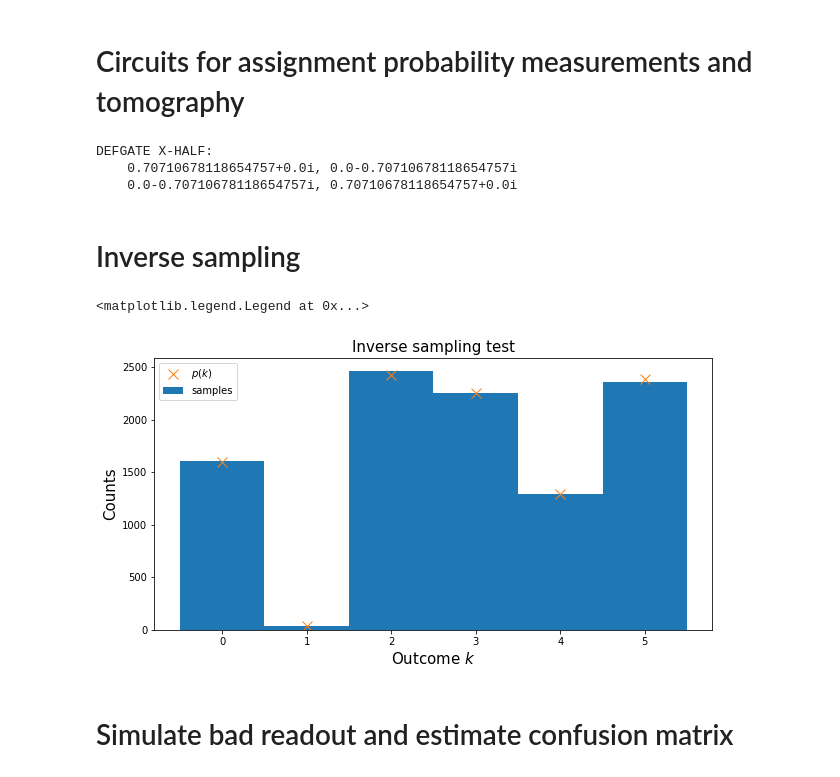
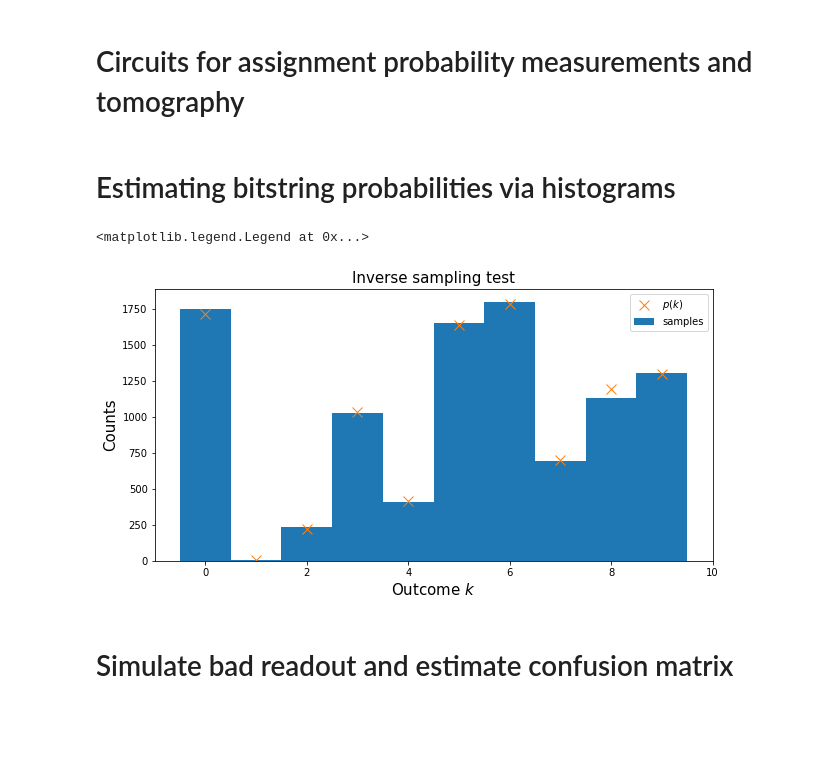
Before and after one commit to rigetti/grove, a Jupyter notebook: examples/QuantumTomography.ipynb, the cells around one changed output. Cells and saved outputs as stored; diff of their text form; code cells hidden in the pictures; blank space fills up the shorter version.

```diff
--- a/examples/QuantumTomography.ipynb
+++ b/examples/QuantumTomography.ipynb
@@ -114,21 +14,0 @@ TOMO_DEFCIRCUTS = [
-# %%
-print TOMO_DEFCIRCUTS[0].out()
-# %% [output]
-DEFGATE X-HALF:
-    0.70710678118654757+0.0i, 0.0-0.70710678118654757i
-    0.0-0.70710678118654757i, 0.70710678118654757+0.0i
-# %% [markdown]
-# Inverse sampling
-# %%
-def sample_outcomes(probs, n):
-    """
-    For a discrete probability distribution ``probs`` with outcomes
-        0, 1, ..., k-1
-    draw ``n`` random samples.
-    """
-    dist = np.cumsum(probs)
-    outcomes = np.zeros(n, dtype=int)
-    r = np.random.rand(n)
-    for idx in range(n):
-        outcomes[idx] = (np.where(r[idx] < dist)[0][0])
-    return outcomes
@@ -135,18 +24,20 @@ def sample_outcomes(probs, n):
+# %% [markdown]
+# Estimating bitstring probabilities via histograms
 # %%
-n = 6
+n = 10
 N = 10000
 
 probs = np.random.rand(n)
 probs /= probs.sum()
 
 samples = sample_outcomes(probs, N)
 plt.figure(figsize=(10, 5))
 plt.hist(samples, bins=np.arange(n+1)-.5, label="samples")
 plt.plot(probs * N, "x", ms=10, label="$p(k)$")
 plt.title("Inverse sampling test", size=15)
 plt.ylabel("Counts", size=15)
 plt.xlabel("Outcome $k$", size=15)
 plt.legend(loc="best")
 # %% [output]
 <matplotlib.legend.Legend at 0x...>
-[figure, old version]
+[figure, new version]
```
Also changed, not shown: parts of 46 cells of this notebook, 5 other files.
